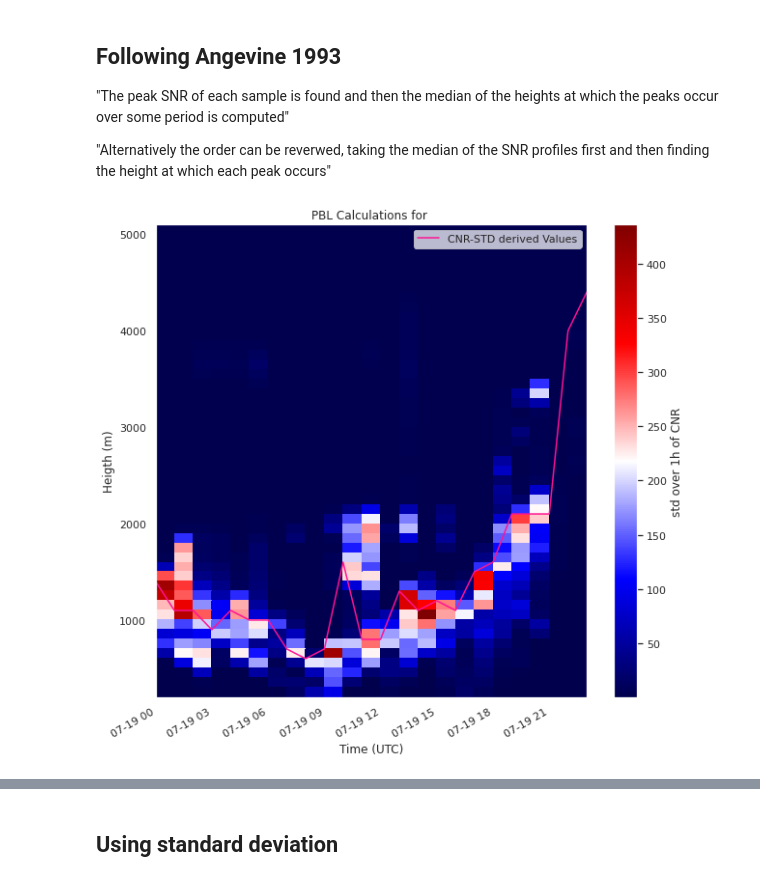
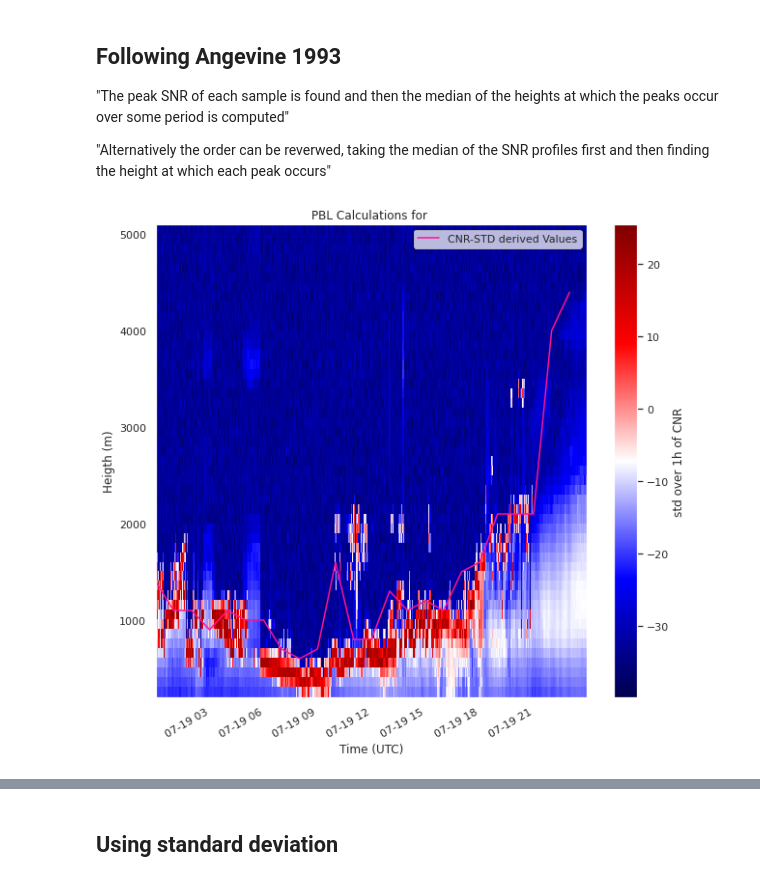
Before and after one commit to jvivar2383/NOAA_PBLH, a Jupyter notebook: Notebooks/CNR_V2.ipynb, the cells around one changed output, grey strips where cells are left out. Drawn from its saved outputs; the diff is of its cells as text; code cells hidden in the pictures.

Commit message:
some changes to 	modified:   CNR_V2.ipynb 	modified:   VmixFilesHREF.ipynb 	modified:   basic_plots.ipynb 	modified:   source2.py 	modified:   wind_var_comparison.ipynb

```diff
--- a/Notebooks/CNR_V2.ipynb
+++ b/Notebooks/CNR_V2.ipynb
@@ -151,11 +153,11 @@ Creates a copy of teh CNR data frame
 # %%
 %autoreload
 df_std = s2.pbl_height_sub(df_cnr,stat='std',var_type='CNR')
 pbl_CNRstd = s2.pbl_height(df_cnr,stat='std',var_type="CNR")
 ## plot_all can also be used with
-ax = s2.plot_all(df_std, tup_std=pbl_CNRstd, cbarlbl= 'std over 1h of CNR')
+ax = s2.plot_all(df_cnr, tup_std=pbl_CNRstd, cbarlbl= 'std over 1h of CNR')
 # %% [output]
-[figure, old version]
+[figure, new version]
 # %%
 %autoreload
 # not quite following angevine since looking at median or mean of the CNR
```
Also changed, not shown: parts of 26 cells of this notebook, 2 other files.
